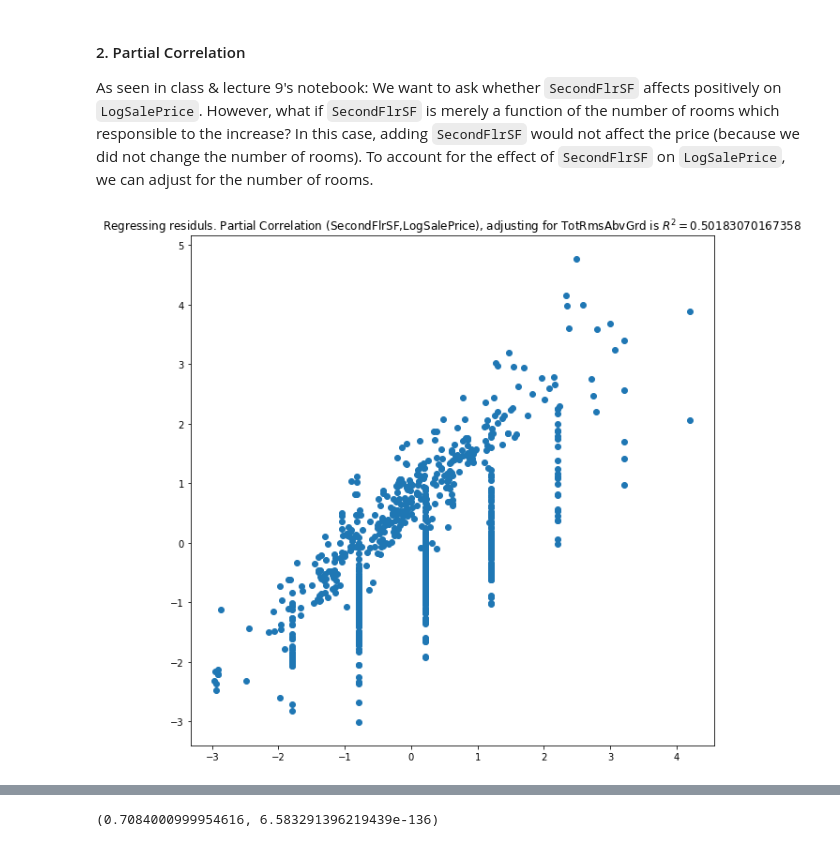
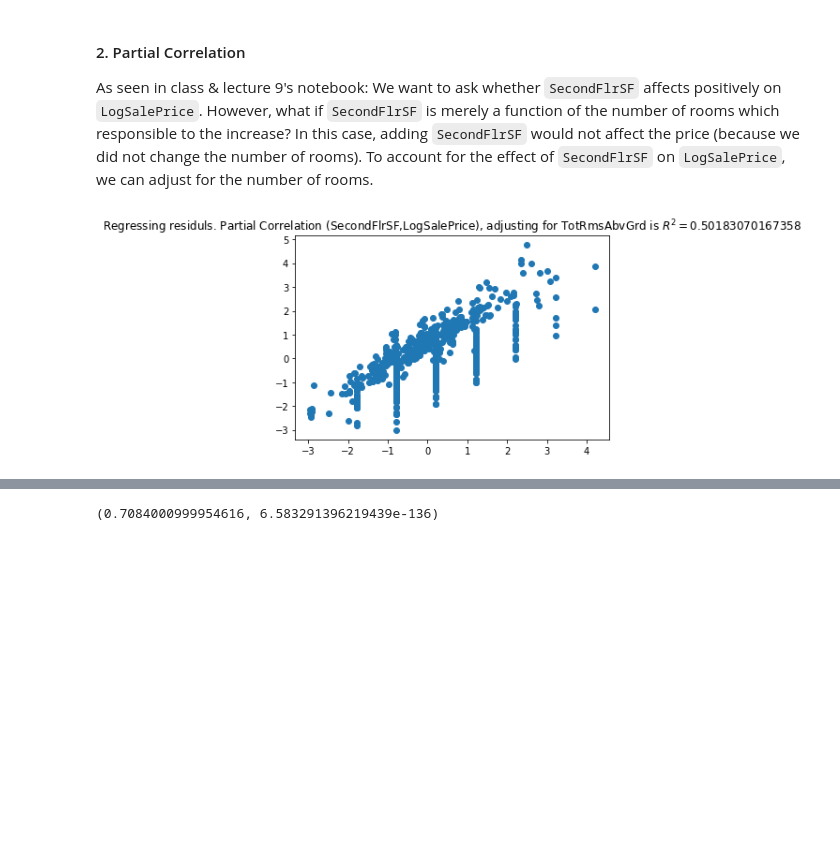
Before and after one commit to Nesher123/advanced-statistics, a Jupyter notebook: hw6/hw6.ipynb, the cells around one changed output, grey strips where cells are left out. Saved outputs shown, nothing was run; the diff lists cells and outputs as text; code cells hidden in the pictures; blank space fills up the shorter version.

```diff
--- a/hw6/hw6.ipynb
+++ b/hw6/hw6.ipynb
@@ -147,8 +147,7 @@ data.corr()
 | LogSalePrice | 0.355051 | 0.677513 | -0.013812 | 0.110740 | 0.424475 | 0.647935 | 0.070674 | 0.277943 | 0.612454 | ... |
 21 rows × 21 columns
 # %%
-plt.rcParams['figure.figsize'] = [50, 50]
-pd.plotting.scatter_matrix(data, hist_kwds={'bins': 30})
+pd.plotting.scatter_matrix(data, hist_kwds={'bins': 30}, figsize=(50, 50))
 plt.show()
 # %% [output]
 [figure]
@@ -172,25 +169,24 @@ To account for the effect of `SecondFlrSF` on `LogSalePrice`, we can adjust for
 # %%
 import statsmodels.api as sm
 import statsmodels.formula.api as smf
 
 varX = 'SecondFlrSF'
 varY = 'LogSalePrice'
 varZ = 'TotRmsAbvGrd'  # total rooms above ground level
 
 model_1 = smf.ols(formula=f"{varZ} ~ {varX}", data=data).fit()
 model_2 = smf.ols(formula=f"{varZ} ~ {varY}", data=data).fit()
 
 X = sm.add_constant(model_1.resid)
 y = model_2.resid
 model_res = sm.OLS(y, X).fit()
 
-plt.rcParams['figure.figsize'] = [10, 10]
 plt.scatter(model_1.resid, model_2.resid)
 plt.title(
     fr"Regressing residuls. Partial Correlation ({varX},{varY}), adjusting for {varZ} is $R^2 = {model_res.rsquared}$")
 plt.show()
 # %% [output]
-[figure, old version]
+[figure, new version]
 # %%
 model_res.summary2()
 # %% [output]
```
Also changed, not shown: parts of 23 cells of this notebook.
